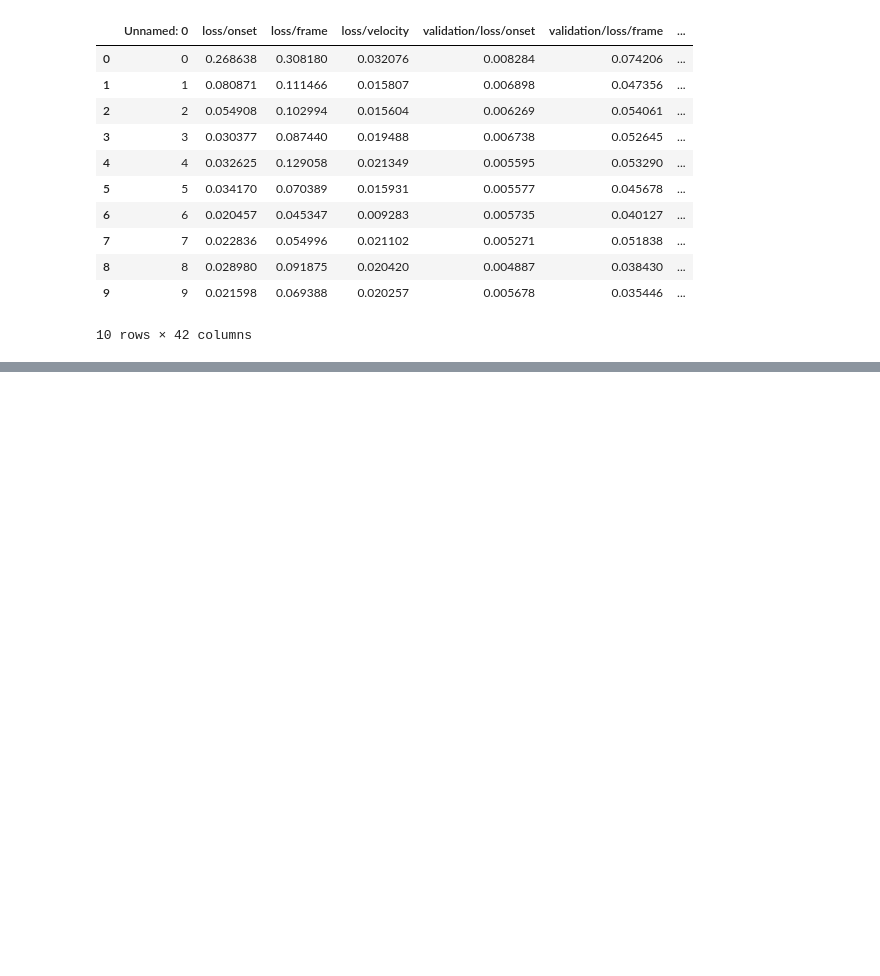
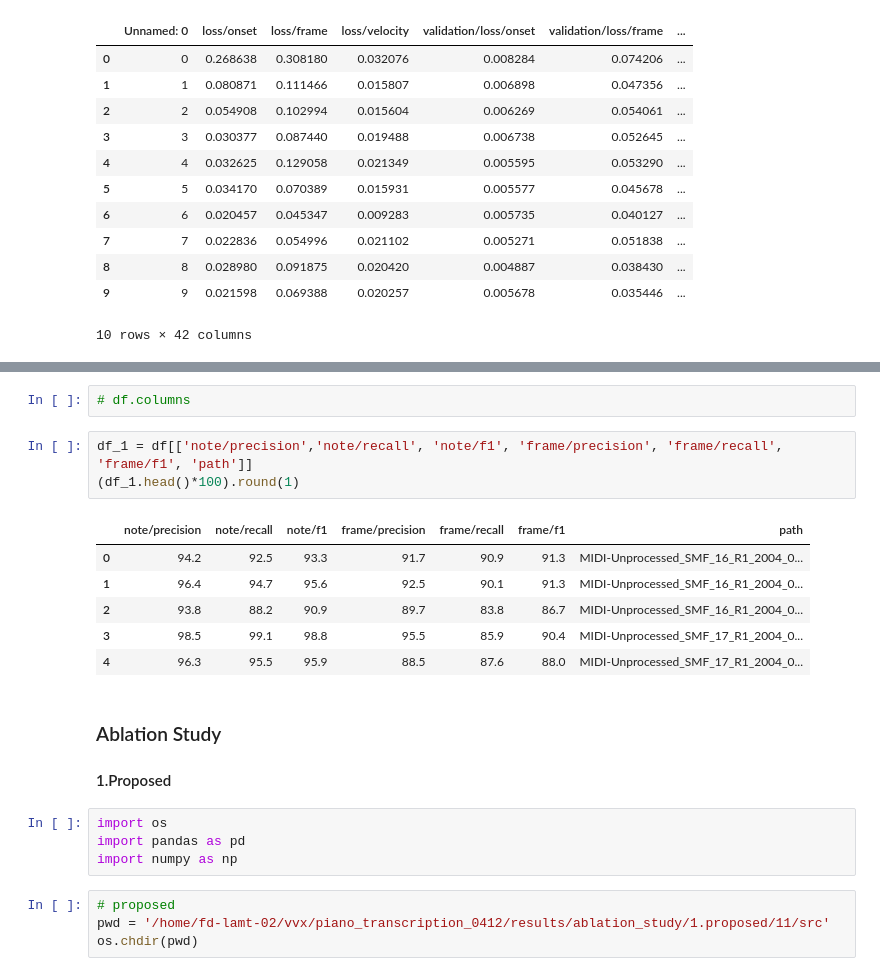
Before and after one commit to WX-Wei/HPPNet, a Jupyter notebook: result_data_process.ipynb, the cells around one changed output, grey strips where cells are left out. Saved outputs shown, nothing was run; the diff lists cells and outputs as text; blank space fills up the shorter version.

```diff
--- a/result_data_process.ipynb
+++ b/result_data_process.ipynb
@@ -95,0 +158,23 @@ df.head(10)
+# %%
+# df.columns
+# %%
+df_1 = df[['note/precision','note/recall', 'note/f1', 'frame/precision', 'frame/recall', 'frame/f1', 'path']]
+(df_1.head()*100).round(1)
+# %% [output]
+|  | note/precision | note/recall | note/f1 | frame/precision | frame/recall | frame/f1 | path |
+| 0 | 94.2 | 92.5 | 93.3 | 91.7 | 90.9 | 91.3 | MIDI-Unprocessed_SMF_16_R1_2004_0... |
+| 1 | 96.4 | 94.7 | 95.6 | 92.5 | 90.1 | 91.3 | MIDI-Unprocessed_SMF_16_R1_2004_0... |
+| 2 | 93.8 | 88.2 | 90.9 | 89.7 | 83.8 | 86.7 | MIDI-Unprocessed_SMF_16_R1_2004_0... |
+| 3 | 98.5 | 99.1 | 98.8 | 95.5 | 85.9 | 90.4 | MIDI-Unprocessed_SMF_17_R1_2004_0... |
+| 4 | 96.3 | 95.5 | 95.9 | 88.5 | 87.6 | 88.0 | MIDI-Unprocessed_SMF_17_R1_2004_0... |
+# %% [markdown]
+### Ablation Study
+#### 1.Proposed
+# %%
+import os
+import pandas as pd
+import numpy as np
+# %%
+# proposed
+pwd = '/home/fd-lamt-02/vvx/piano_transcription_0412/results/ablation_study/1.proposed/11/src'
+os.chdir(pwd)
```
Also changed, not shown: parts of 28 cells of this notebook, 1 other file.
